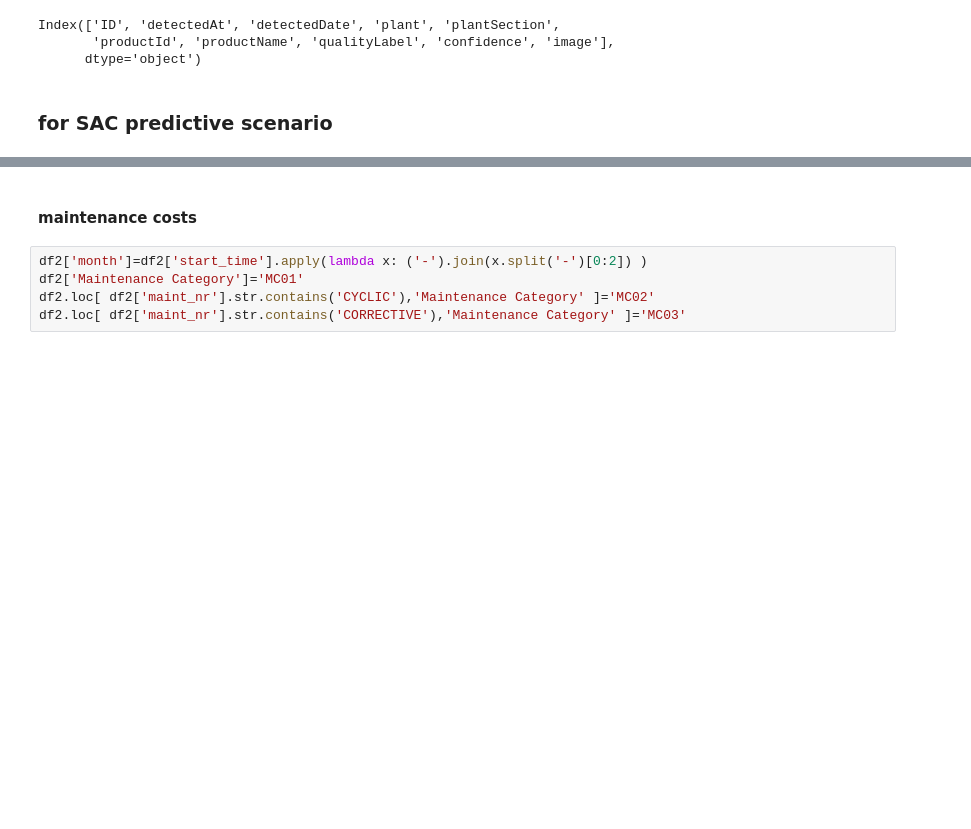
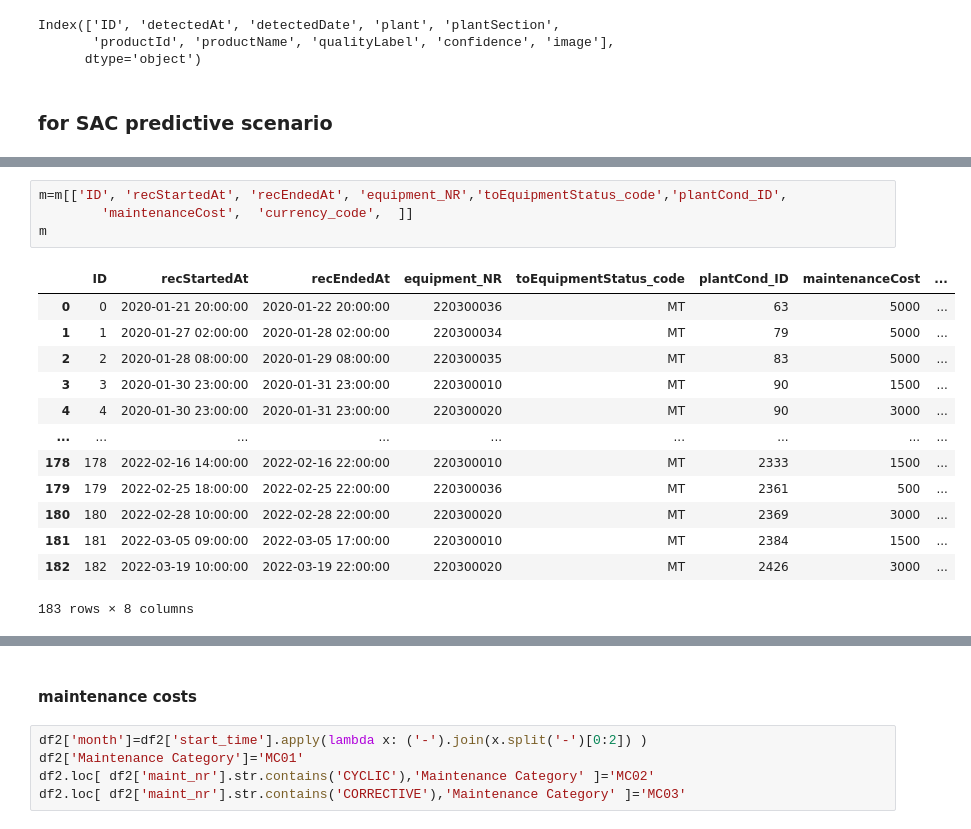
Before and after one commit to SAP-samples/btp-ai-sustainability-bootcamp, a Jupyter notebook: src/data-simulation/app_data_prep.ipynb, the cells around one changed output, grey strips where cells are left out. Saved outputs shown, nothing was run; the diff lists cells and outputs as text; blank space fills up the shorter version.

```diff
--- a/src/data-simulation/app_data_prep.ipynb
+++ b/src/data-simulation/app_data_prep.ipynb
@@ -526,0 +616,18 @@ Index(['ID', 'detectedAt', 'detectedDate', 'plant', 'plantSection',
+# %%
+m=m[['ID', 'recStartedAt', 'recEndedAt', 'equipment_NR','toEquipmentStatus_code','plantCond_ID',
+        'maintenanceCost',  'currency_code',  ]]
+m
+# %% [output]
+|  | ID | recStartedAt | recEndedAt | equipment_NR | toEquipmentStatus_code | plantCond_ID | maintenanceCost | ... |
+| 0 | 0 | 2020-01-21 20:00:00 | 2020-01-22 20:00:00 | 220300036 | MT | 63 | 5000 | ... |
+| 1 | 1 | 2020-01-27 02:00:00 | 2020-01-28 02:00:00 | 220300034 | MT | 79 | 5000 | ... |
+| 2 | 2 | 2020-01-28 08:00:00 | 2020-01-29 08:00:00 | 220300035 | MT | 83 | 5000 | ... |
+| 3 | 3 | 2020-01-30 23:00:00 | 2020-01-31 23:00:00 | 220300010 | MT | 90 | 1500 | ... |
+| 4 | 4 | 2020-01-30 23:00:00 | 2020-01-31 23:00:00 | 220300020 | MT | 90 | 3000 | ... |
+| ... | ... | ... | ... | ... | ... | ... | ... | ... |
+| 178 | 178 | 2022-02-16 14:00:00 | 2022-02-16 22:00:00 | 220300010 | MT | 2333 | 1500 | ... |
+| 179 | 179 | 2022-02-25 18:00:00 | 2022-02-25 22:00:00 | 220300036 | MT | 2361 | 500 | ... |
+| 180 | 180 | 2022-02-28 10:00:00 | 2022-02-28 22:00:00 | 220300020 | MT | 2369 | 3000 | ... |
+| 181 | 181 | 2022-03-05 09:00:00 | 2022-03-05 17:00:00 | 220300010 | MT | 2384 | 1500 | ... |
+| 182 | 182 | 2022-03-19 10:00:00 | 2022-03-19 22:00:00 | 220300020 | MT | 2426 | 3000 | ... |
+183 rows × 8 columns
```
Also changed, not shown: parts of 12 cells of this notebook, 1 other file.
